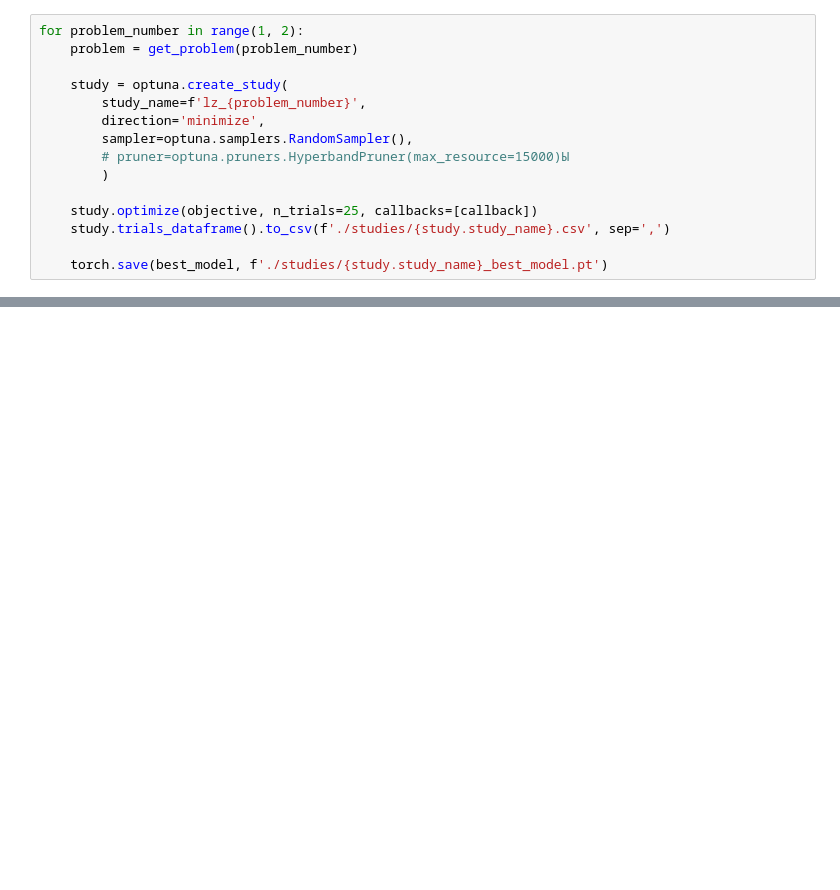
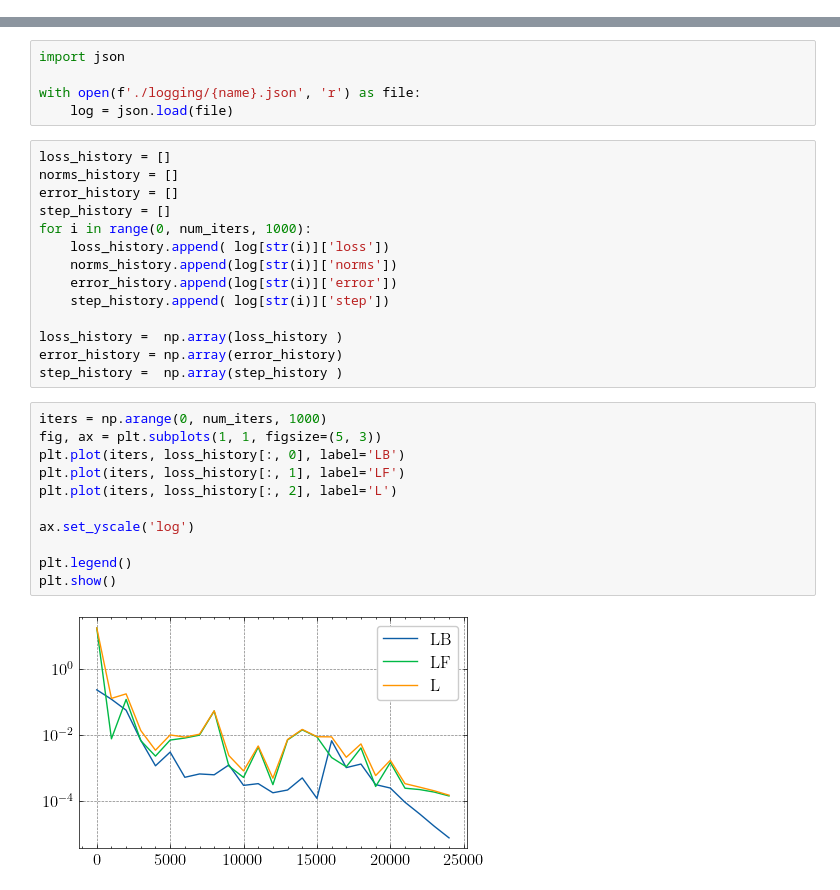
Before and after one commit to DaniilLaptev/pinns, a Jupyter notebook: code/lorenz.ipynb, the cells around one changed output, grey strips where cells are left out. Saved outputs shown, nothing was run; the diff lists cells and outputs as text; blank space fills up the shorter version.

```diff
--- a/code/lorenz.ipynb
+++ b/code/lorenz.ipynb
@@ -347,15 +18,0 @@ def callback(study, trial):
-# %%
-for problem_number in range(1, 2):
-    problem = get_problem(problem_number)
-
-    study = optuna.create_study(
-        study_name=f'lz_{problem_number}',
-        direction='minimize',
-        sampler=optuna.samplers.RandomSampler(),
-        # pruner=optuna.pruners.HyperbandPruner(max_resource=15000)Ы
-        )
-
-    study.optimize(objective, n_trials=25, callbacks=[callback])
-    study.trials_dataframe().to_csv(f'./studies/{study.study_name}.csv', sep=',')
-
-    torch.save(best_model, f'./studies/{study.study_name}_best_model.pt')
@@ -428,0 +120,32 @@ plot_ode(
+# %%
+import json
+
+with open(f'./logging/{name}.json', 'r') as file:
+    log = json.load(file)
+# %%
+loss_history = []
+norms_history = []
+error_history = []
+step_history = []
+for i in range(0, num_iters, 1000):
+    loss_history.append( log[str(i)]['loss'])
+    norms_history.append(log[str(i)]['norms'])
+    error_history.append(log[str(i)]['error'])
+    step_history.append( log[str(i)]['step'])
+
+loss_history =  np.array(loss_history )
+error_history = np.array(error_history)
+step_history =  np.array(step_history )
+# %%
+iters = np.arange(0, num_iters, 1000)
+fig, ax = plt.subplots(1, 1, figsize=(5, 3))
+plt.plot(iters, loss_history[:, 0], label='LB')
+plt.plot(iters, loss_history[:, 1], label='LF')
+plt.plot(iters, loss_history[:, 2], label='L')
+
+ax.set_yscale('log')
+
+plt.legend()
+plt.show()
+# %% [output]
+[figure, added]
```
Also changed, not shown: parts of 21 cells of this notebook, 52 other files.
